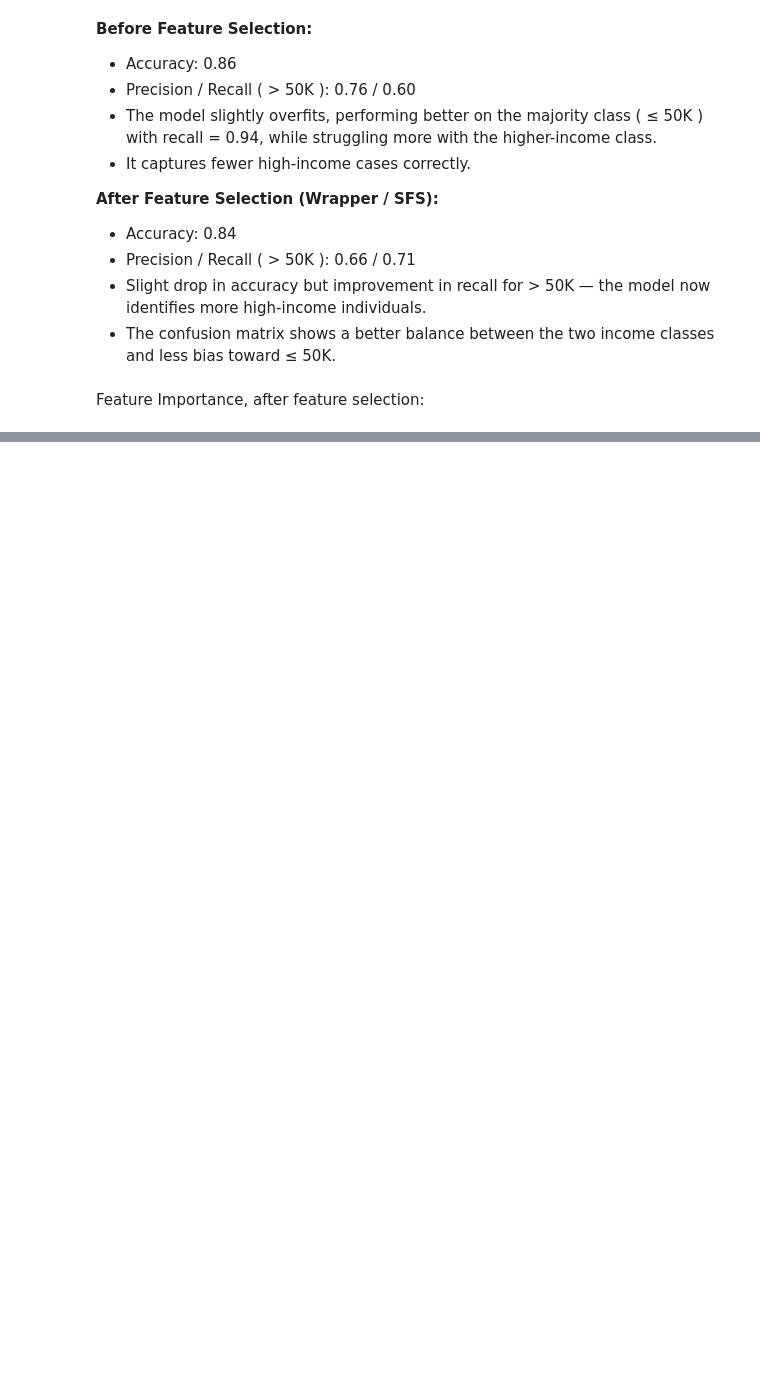
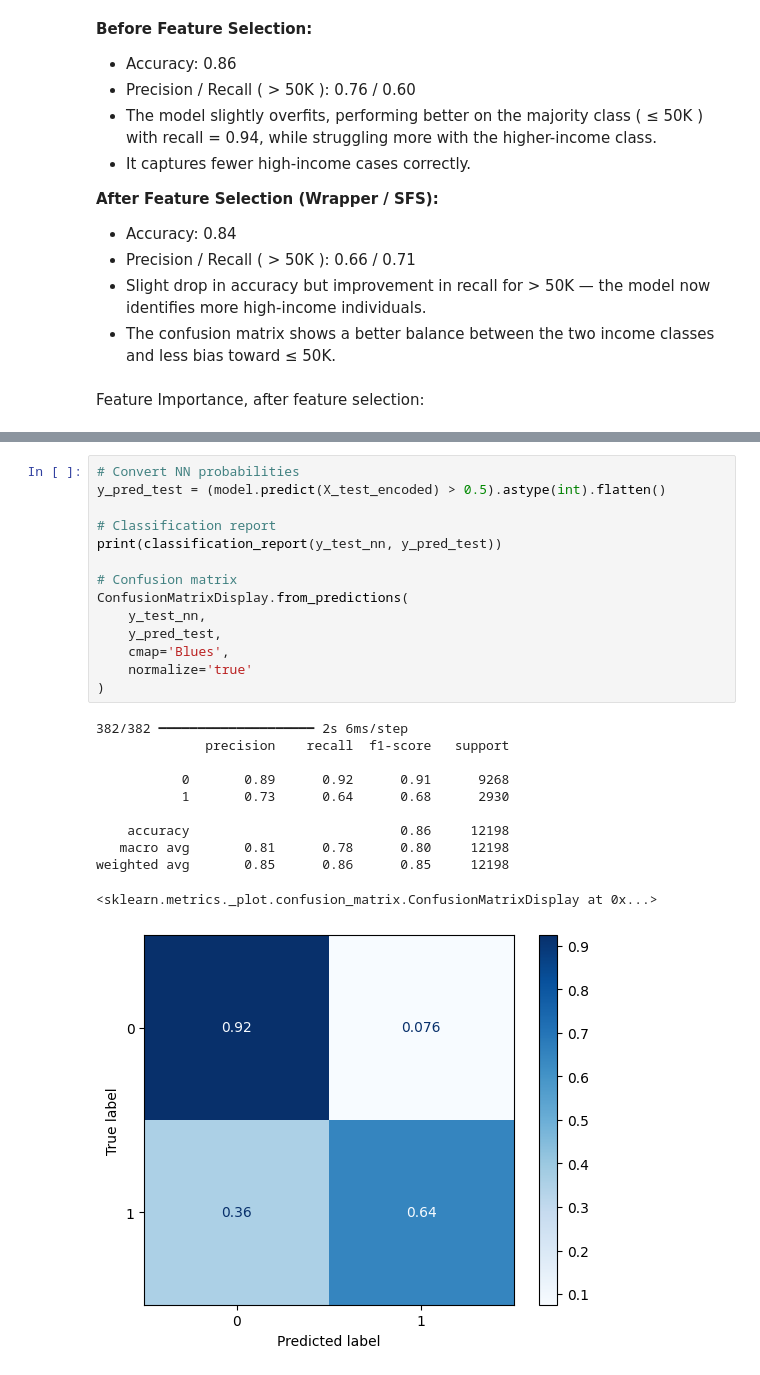
Before and after one commit to NasserKishek/Adult-Income, a Jupyter notebook: Adult_Income.ipynb, the cells around one changed output, grey strips where cells are left out. Saved outputs shown, nothing was run; the diff lists cells and outputs as text; blank space fills up the shorter version.

```diff
--- a/Adult_Income.ipynb
+++ b/Adult_Income.ipynb
@@ -806,0 +891,26 @@ plt.show()
+# %%
+# Convert NN probabilities
+y_pred_test = (model.predict(X_test_encoded) > 0.5).astype(int).flatten()
+
+# Classification report
+print(classification_report(y_test_nn, y_pred_test))
+
+# Confusion matrix
+ConfusionMatrixDisplay.from_predictions(
+    y_test_nn,
+    y_pred_test,
+    cmap='Blues',
+    normalize='true'
+)
+# %% [output]
+382/382 ━━━━━━━━━━━━━━━━━━━━ 2s 6ms/step
+              precision    recall  f1-score   support
+
+           0       0.89      0.92      0.91      9268
+           1       0.73      0.64      0.68      2930
+
+    accuracy                           0.86     12198
+   macro avg       0.81      0.78      0.80     12198
+weighted avg       0.85      0.86      0.85     12198
+<sklearn.metrics._plot.confusion_matrix.ConfusionMatrixDisplay at 0x...>
+[figure, added]
```
Also changed, not shown: parts of 14 cells of this notebook.
